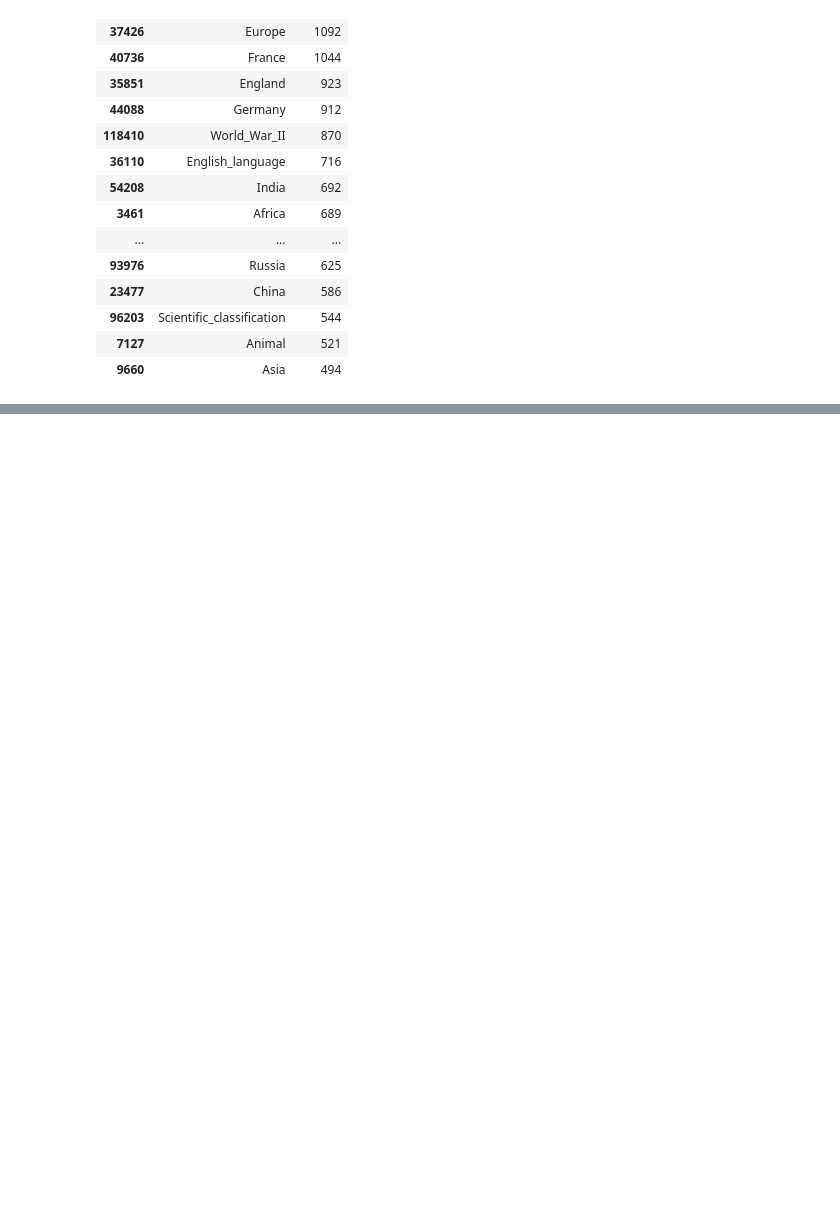
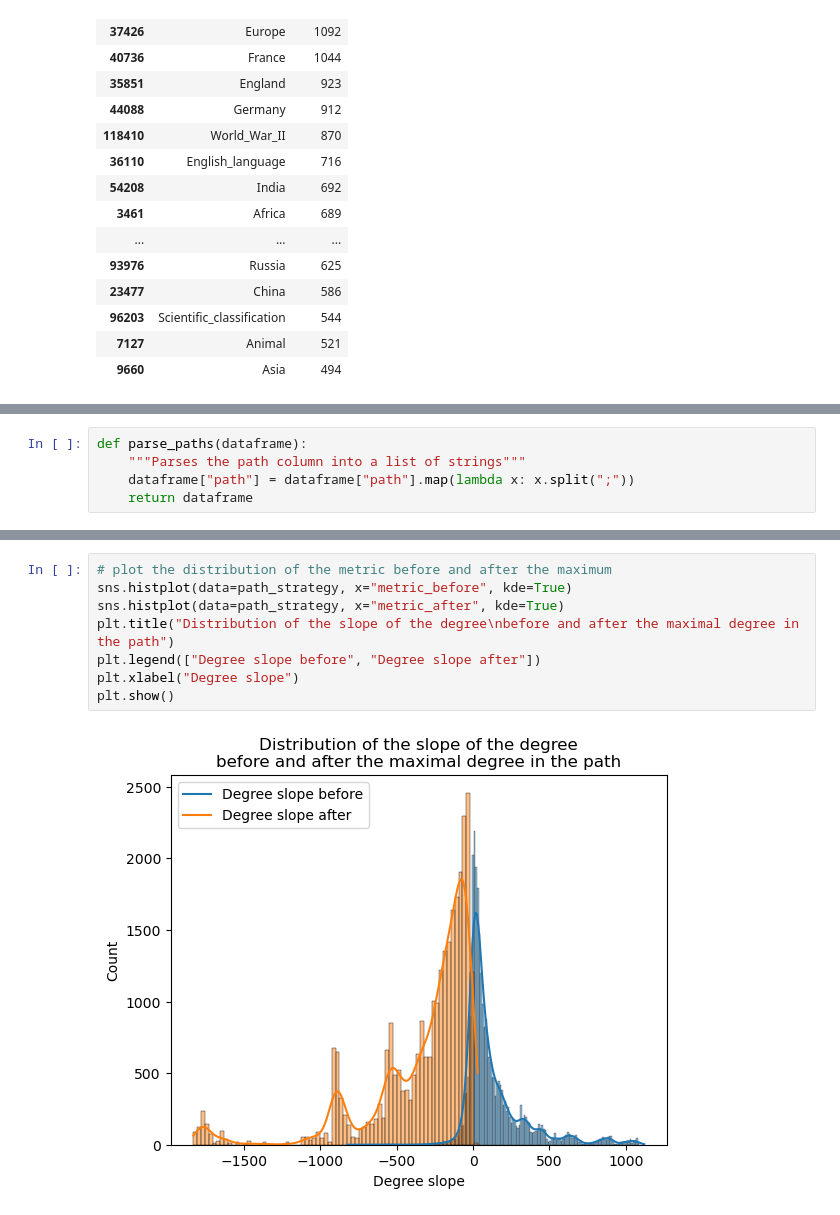
Before and after one commit to epfl-ada/ada-2023-project-adamants, a Jupyter notebook: wikipedia_graph_viz.ipynb, the cells around one changed output, grey strips where cells are left out. Cells and saved outputs as stored; diff of their text form; blank space fills up the shorter version.

```diff
--- a/wikipedia_graph_viz.ipynb
+++ b/wikipedia_graph_viz.ipynb
@@ -114,0 +114,5 @@ KeyboardInterrupt:
+# %%
+def parse_paths(dataframe):
+    """Parses the path column into a list of strings"""
+    dataframe["path"] = dataframe["path"].map(lambda x: x.split(";"))
+    return dataframe
@@ -114,0 +317,10 @@ KeyboardInterrupt:
+# %%
+# plot the distribution of the metric before and after the maximum
+sns.histplot(data=path_strategy, x="metric_before", kde=True)
+sns.histplot(data=path_strategy, x="metric_after", kde=True)
+plt.title("Distribution of the slope of the degree\nbefore and after the maximal degree in the path")
+plt.legend(["Degree slope before", "Degree slope after"])
+plt.xlabel("Degree slope")
+plt.show()
+# %% [output]
+[figure, added]
```
Also changed, not shown: parts of 19 cells of this notebook.
